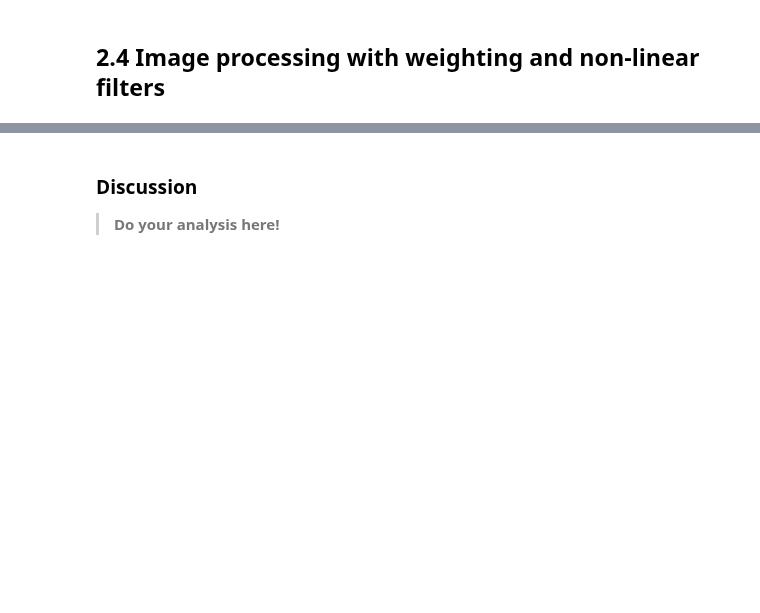
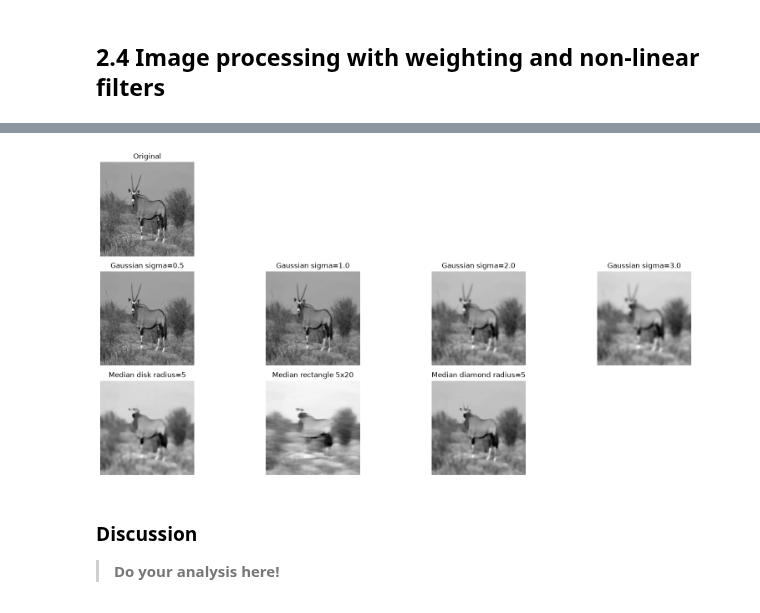
Before and after one commit to marcvergees/VA-P2, a Jupyter notebook: p2_material/2026_ComputerVision_P2.ipynb, the cells around one changed output, grey strips where cells are left out. Saved outputs shown, nothing was run; the diff lists cells and outputs as text; code cells hidden in the pictures; blank space fills up the shorter version.

```diff
--- a/p2_material/2026_ComputerVision_P2.ipynb
+++ b/p2_material/2026_ComputerVision_P2.ipynb
@@ -468,3 +461,53 @@ import matplotlib.pyplot as plt
+# %%
+from skimage.filters import gaussian, median
+from skimage.morphology import disk, rectangle, diamond
+import matplotlib.pyplot as plt
+
+oryx_gray_gaussian_05 = gaussian(oryx_gray, sigma=0.5)
+oryx_gray_gaussian_10 = gaussian(oryx_gray, sigma=1.0)
+oryx_gray_gaussian_20 = gaussian(oryx_gray, sigma=2.0)
+oryx_gray_gaussian_30 = gaussian(oryx_gray, sigma=3.0)
+
+oryx_gray_median_radius_5 = median(oryx_gray, disk(5))
+oryx_gray_median_rectangle_5x20 = median(oryx_gray, rectangle(5, 20))
+oryx_gray_median_diamond_5 = median(oryx_gray, diamond(5))
+
+fig, axs = plt.subplots(nrows=3, ncols=4, figsize=(16, 8))
+
+axs[0,0].imshow(oryx_gray, cmap='gray')
+axs[0,0].axis('off')
+axs[0,0].set_title("Original")
+axs[0,1].axis('off')
+axs[0,2].axis('off')
+axs[0,3].axis('off')
+axs[1,0].imshow(oryx_gray_gaussian_05, cmap='gray')
+axs[1,0].axis('off')
+axs[1,0].set_title("Gaussian sigma=0.5")
+axs[1,1].imshow(oryx_gray_gaussian_10, cmap='gray')
+axs[1,1].axis('off')
+axs[1,1].set_title("Gaussian sigma=1.0")
+axs[1,2].imshow(oryx_gray_gaussian_20, cmap='gray')
+axs[1,2].axis('off')
+axs[1,2].set_title("Gaussian sigma=2.0")
+axs[1,3].imshow(oryx_gray_gaussian_30, cmap='gray')
+axs[1,3].axis('off')
+axs[1,3].set_title("Gaussian sigma=3.0")
+
+axs[2,0].imshow(oryx_gray_median_radius_5, cmap='gray')
+axs[2,0].axis('off')
+axs[2,0].set_title("Median disk radius=5")
+axs[2,1].imshow(oryx_gray_median_rectangle_5x20, cmap='gray')
+axs[2,1].axis('off')
+axs[2,1].set_title("Median rectangle 5x20")
+axs[2,2].imshow(oryx_gray_median_diamond_5, cmap='gray')
+axs[2,2].axis('off')
+axs[2,2].set_title("Median diamond radius=5")
+axs[2,3].axis('off')
+
+plt.tight_layout()
+plt.show()
+# %% [output]
+[figure, added]
 # %% [markdown]
 ### Discussion
 
```
Also changed, not shown: parts of 1 cell of this notebook.
